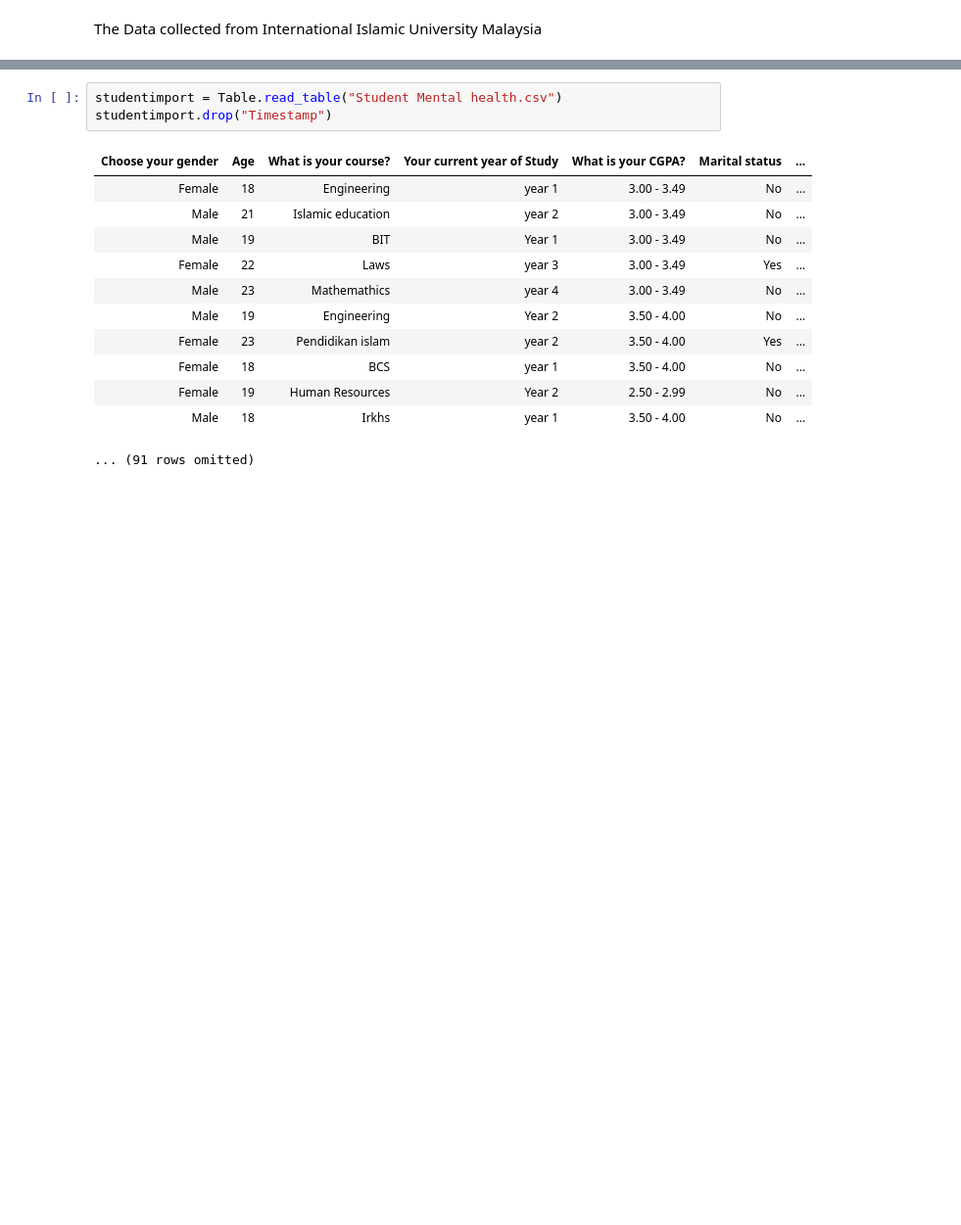
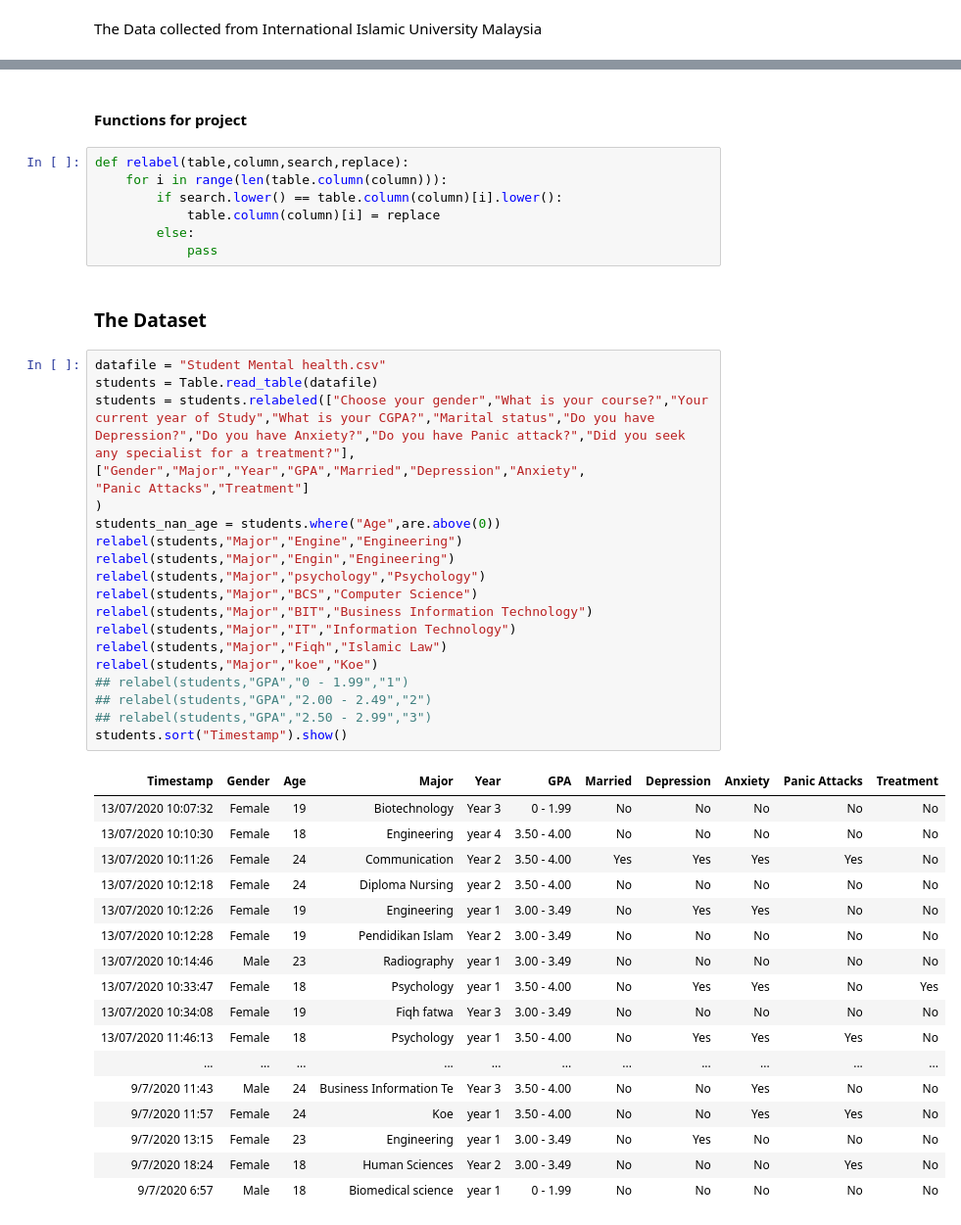
Before and after one commit to daveyloder/Temple-Code, a Jupyter notebook: SCTC 1013/Group Project/StudentHealth.ipynb, the cells around one changed output, grey strips where cells are left out. Shown at 98% size. Cells and saved outputs as stored; diff of their text form; blank space fills up the shorter version.

```diff
--- a/SCTC 1013/Group Project/StudentHealth.ipynb
+++ b/SCTC 1013/Group Project/StudentHealth.ipynb
@@ -41,16 +48,48 @@ collections.Iterable = abc.Iterable
+# %% [markdown]
+#### Functions for project
+# %%
+def relabel(table,column,search,replace):
+    for i in range(len(table.column(column))):
+        if search.lower() == table.column(column)[i].lower():
+            table.column(column)[i] = replace
+        else:
+            pass
+# %% [markdown]
+### The Dataset
 # %%
-studentimport = Table.read_table("Student Mental health.csv")
-studentimport.drop("Timestamp")
+datafile = "Student Mental health.csv"
+students = Table.read_table(datafile)
+students = students.relabeled(["Choose your gender","What is your course?","Your current year of Study","What is your CGPA?","Marital status","Do you have Depression?","Do you have Anxiety?","Do you have Panic attack?","Did you seek any specialist for a treatment?"], ["Gender","Major","Year","GPA","Married","Depression","Anxiety",
+"Panic Attacks","Treatment"]
+)
+students_nan_age = students.where("Age",are.above(0))
+relabel(students,"Major","Engine","Engineering")
+relabel(students,"Major","Engin","Engineering")
+relabel(students,"Major","psychology","Psychology")
+relabel(students,"Major","BCS","Computer Science")
+relabel(students,"Major","BIT","Business Information Technology")
+relabel(students,"Major","IT","Information Technology")
+relabel(students,"Major","Fiqh","Islamic Law")
+relabel(students,"Major","koe","Koe")
+## relabel(students,"GPA","0 - 1.99","1")
+## relabel(students,"GPA","2.00 - 2.49","2")
+## relabel(students,"GPA","2.50 - 2.99","3")
+students.sort("Timestamp").show()
 # %% [output]
-| Choose your gender | Age | What is your course? | Your current year of Study | What is your CGPA? | Marital status | ... |
-| Female | 18 | Engineering | year 1 | 3.00 - 3.49 | No | ... |
-| Male | 21 | Islamic education | year 2 | 3.00 - 3.49 | No | ... |
-| Male | 19 | BIT | Year 1 | 3.00 - 3.49 | No | ... |
-| Female | 22 | Laws | year 3 | 3.00 - 3.49 | Yes | ... |
-| Male | 23 | Mathemathics | year 4 | 3.00 - 3.49 | No | ... |
-| Male | 19 | Engineering | Year 2 | 3.50 - 4.00 | No | ... |
-| Female | 23 | Pendidikan islam | year 2 | 3.50 - 4.00 | Yes | ... |
-| Female | 18 | BCS | year 1 | 3.50 - 4.00 | No | ... |
-| Female | 19 | Human Resources | Year 2 | 2.50 - 2.99 | No | ... |
-| Male | 18 | Irkhs | year 1 | 3.50 - 4.00 | No | ... |
+| Timestamp | Gender | Age | Major | Year | GPA | Married | Depression | Anxiety | Panic Attacks | Treatment |
+| 13/07/2020 10:07:32 | Female | 19 | Biotechnology | Year 3 | 0 - 1.99 | No | No | No | No | No |
+| 13/07/2020 10:10:30 | Female | 18 | Engineering | year 4 | 3.50 - 4.00 | No | No | No | No | No |
+| 13/07/2020 10:11:26 | Female | 24 | Communication | Year 2 | 3.50 - 4.00 | Yes | Yes | Yes | Yes | No |
+| 13/07/2020 10:12:18 | Female | 24 | Diploma Nursing | year 2 | 3.50 - 4.00 | No | No | No | No | No |
+| 13/07/2020 10:12:26 | Female | 19 | Engineering | year 1 | 3.00 - 3.49 | No | Yes | Yes | No | No |
+| 13/07/2020 10:12:28 | Female | 19 | Pendidikan Islam | Year 2 | 3.00 - 3.49 | No | No | No | No | No |
+| 13/07/2020 10:14:46 | Male | 23 | Radiography | year 1 | 3.00 - 3.49 | No | No | No | No | No |
+| 13/07/2020 10:33:47 | Female | 18 | Psychology | year 1 | 3.50 - 4.00 | No | Yes | Yes | No | Yes |
+| 13/07/2020 10:34:08 | Female | 19 | Fiqh fatwa | Year 3 | 3.00 - 3.49 | No | No | No | No | No |
+| 13/07/2020 11:46:13 | Female | 18 | Psychology | year 1 | 3.50 - 4.00 | No | Yes | Yes | Yes | No |
+| ... | ... | ... | ... | ... | ... | ... | ... | ... | ... | ... |
+| 9/7/2020 11:43 | Male | 24 | Business Information Te | Year 3 | 3.50 - 4.00 | No | No | Yes | No | No |
+| 9/7/2020 11:57 | Female | 24 | Koe | year 1 | 3.50 - 4.00 | No | No | Yes | Yes | No |
+| 9/7/2020 13:15 | Female | 23 | Engineering | year 1 | 3.00 - 3.49 | No | Yes | No | No | No |
+| 9/7/2020 18:24 | Female | 18 | Human Sciences | Year 2 | 3.00 - 3.49 | No | No | No | Yes | No |
+| 9/7/2020 6:57 | Male | 18 | Biomedical science | year 1 | 0 - 1.99 | No | No | No | No | No |
-... (91 rows omitted)
```
Also changed, not shown: parts of 58 cells of this notebook.
